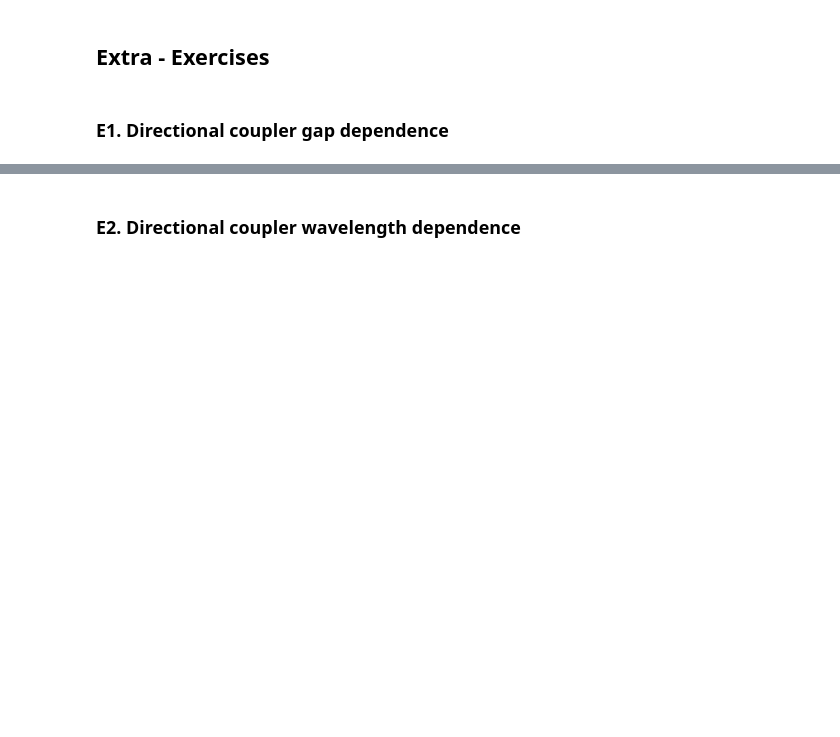
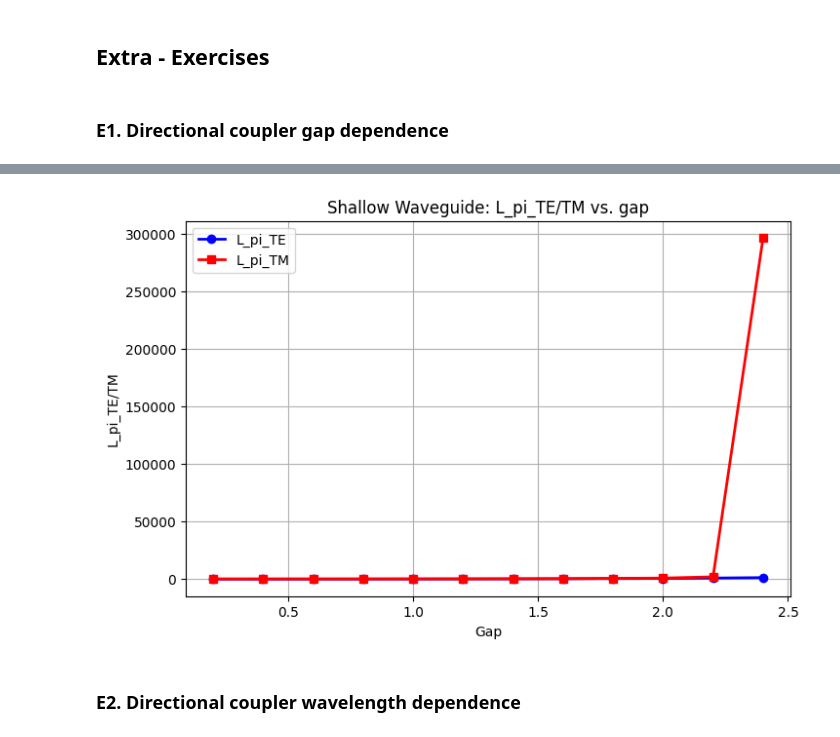
Before and after one commit to claudiaquiles/cifoin-lab2, a Jupyter notebook: COUPLERS_Student.ipynb, the cells around one changed output, grey strips where cells are left out. Saved outputs shown, nothing was run; the diff lists cells and outputs as text; code cells hidden in the pictures; blank space fills up the shorter version.

```diff
--- a/COUPLERS_Student.ipynb
+++ b/COUPLERS_Student.ipynb
@@ -782,0 +823,38 @@ deep_dcoupler_cs = gt.modes.WaveguideCoupler(
+# %%
+#shallow waveguide
+gap_range = np.arange(0.2, 2.6, 0.2)
+wavelength = 1550 * nm
+gap_to_simulate = 600 * nm
+
+shallow_dcoupler_cs = gt.modes.WaveguideCoupler(
+    wavelength=wavelength, # Wavelength to simulate - Must be a vector
+    core_width=(1.0, 1.0), # Waveguide width
+    gap=gap_to_simulate,
+    slab_thickness=150 * nm, # For shallow waveguides - Set to 0 if its a deep-etched waveguide.
+    core_material='sin', #  Material of the waveguide
+    clad_material='sio2', # Surrounding material
+    core_thickness=300 * nm, # Waveguide height
+    num_modes=4, # Number of modes to find
+    cache_path='.cache/', # Important! In order to save simulation time, set your cache Path!
+    precision='double',
+    max_grid_scaling=1.5, # Parameters of the grid
+    grid_resolution=20 # Parameters of the grid
+)
+
+
+result = gt.modes.sweep_coupling_length(shallow_dcoupler_cs,gaps=gap_range)
+print(result)
+# Extraer columnas
+Lpi_TE = result[:, 0]  # columna 0 → TE
+Lpi_TM = result[:, 1]  # columna 1 → TM
+
+plt.figure(figsize=(8, 5))
+plt.plot(gap_range, Lpi_TE, 'b-o', linewidth=2, label='L_pi_TE')
+plt.plot(gap_range, Lpi_TM, 'r-s',linewidth=2, label='L_pi_TM')
+plt.title("Shallow Waveguide: L_pi_TE/TM vs. gap")
+plt.xlabel("Gap")
+plt.ylabel("L_pi_TE/TM")
+plt.grid()
+plt.legend()
+plt.show()
+# %% [output]
@@ -783,3 +878,4 @@ deep_dcoupler_cs = gt.modes.WaveguideCoupler(
+[figure, added]
 # %% [markdown]
 ### E2. Directional coupler wavelength dependence
 # %%
```
Also changed, not shown: parts of 16 cells of this notebook.
